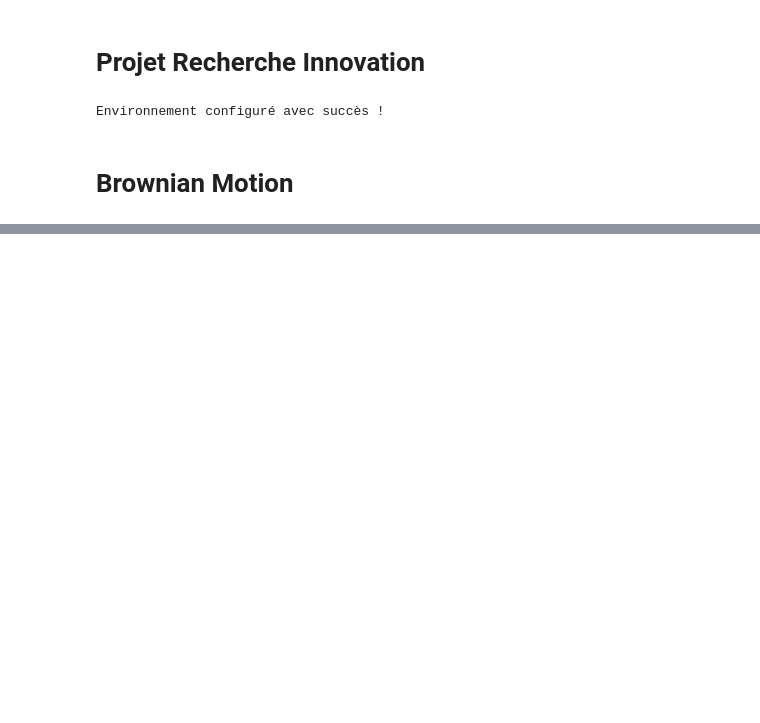
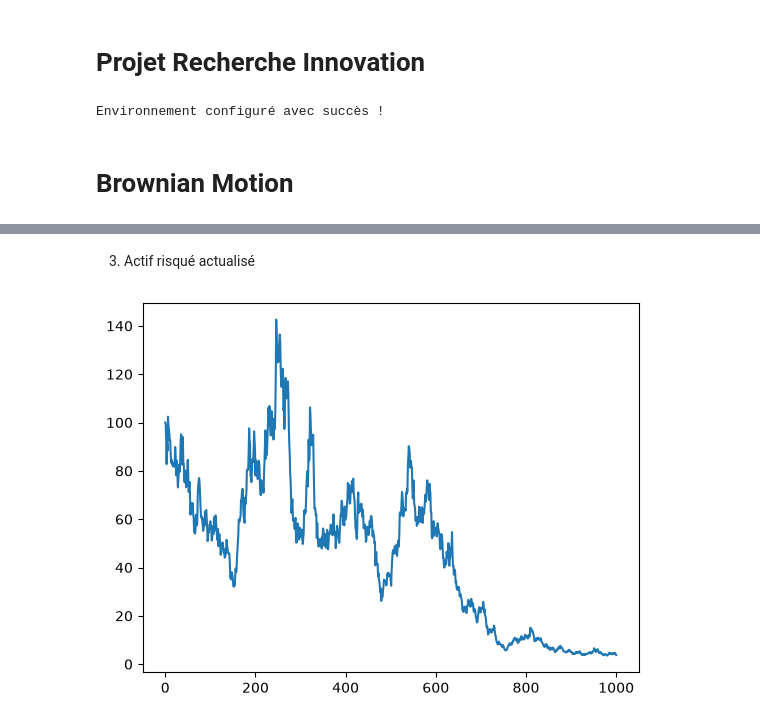
Before and after one commit to voegtlejules/heston_model, a Jupyter notebook: notebooks/PIR.ipynb, the cells around one changed output, grey strips where cells are left out. Saved outputs shown, nothing was run; the diff lists cells and outputs as text; code cells hidden in the pictures; blank space fills up the shorter version.

```diff
--- a/notebooks/PIR.ipynb
+++ b/notebooks/PIR.ipynb
@@ -28,0 +78,7 @@ Test
+# %% [markdown]
+3. Actif risqué actualisé
+# %%
+plt.plot(path_risque_actualise)
+plt.show()
+# %% [output]
+[figure, added]
```
Also changed, not shown: parts of 10 cells of this notebook.
